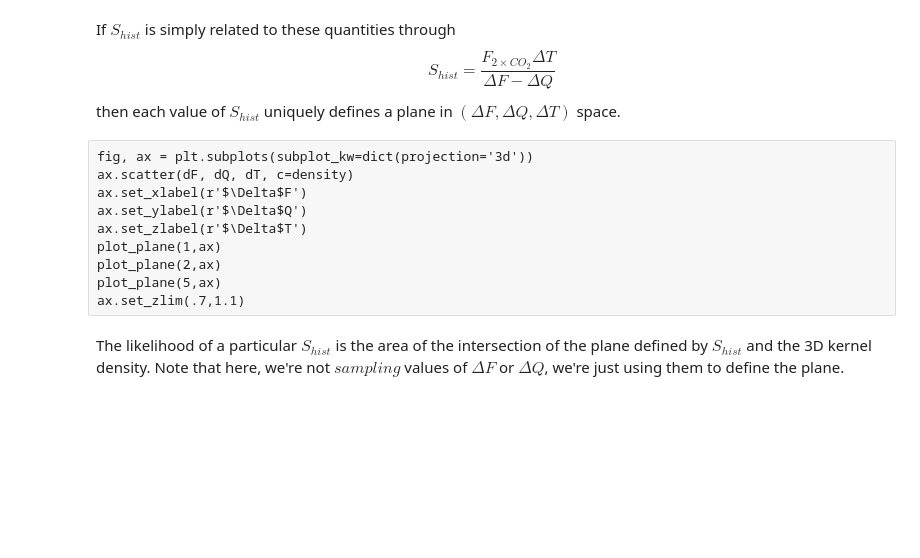
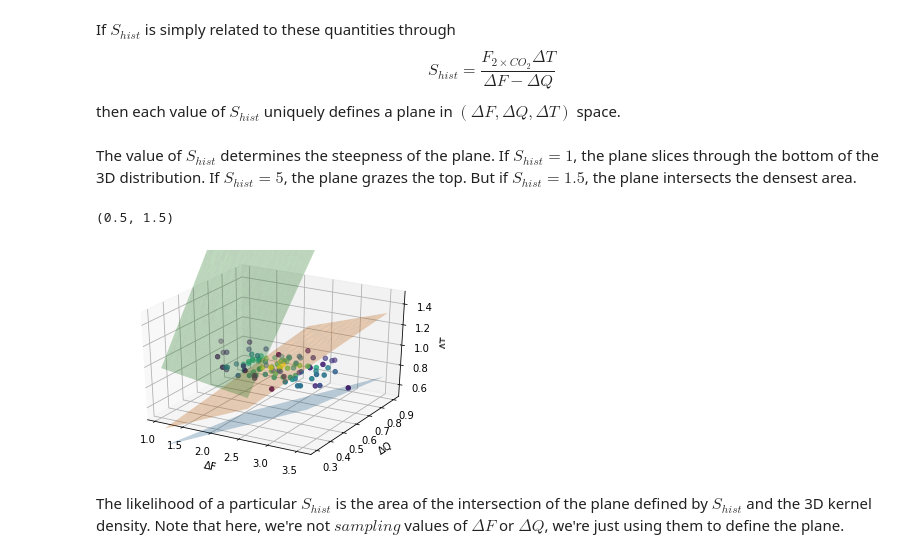
Before and after one commit to katemarvel/WCRP_ECS, a Jupyter notebook: ForwardModel.ipynb, the cells around one changed output. Drawn from its saved outputs; the diff is of its cells as text; code cells hidden in the pictures; blank space fills up the shorter version.

```diff
--- a/ForwardModel.ipynb
+++ b/ForwardModel.ipynb
@@ -78,13 +87,19 @@ def plot_plane(Shist,ax=plt.gca()):
-# %% [raw]
-fig, ax = plt.subplots(subplot_kw=dict(projection='3d'))
-ax.scatter(dF, dQ, dT, c=density)
-ax.set_xlabel(r'$\Delta$F')
-ax.set_ylabel(r'$\Delta$Q')
-ax.set_zlabel(r'$\Delta$T')
-plot_plane(1,ax)
-plot_plane(2,ax)
-plot_plane(5,ax)
-ax.set_zlim(.7,1.1)
+# %% [markdown]
+The value of $S_{hist}$ determines the steepness of the plane.  If $S_{hist}=1$, the plane slices through the bottom of the 3D distribution.  If $S_{hist}=5$, the plane grazes the top.  But if $S_{hist}=1.5$, the plane intersects the densest area.
+# %%
+fig, ax = plt.subplots(subplot_kw=dict(projection='3d'))
+ax.scatter(dF, dQ, dT, c=density)
+ax.set_xlabel(r'$\Delta$F')
+ax.set_ylabel(r'$\Delta$Q')
+ax.set_zlabel(r'$\Delta$T')
+plot_plane(1,ax)
+plot_plane(1.9,ax)
+
+plot_plane(5,ax)
+ax.set_zlim(.5,1.5)
+# %% [output]
+(0.5, 1.5)
+[figure, added]
 # %% [markdown]
 The likelihood of a particular $S_{hist}$ is the area of the intersection of the plane defined by $S_{hist}$ and the 3D kernel density.  Note that here, we're not $sampling$ values of $\Delta F$ or $\Delta Q$, we're just using them to define the plane.
 # %%
```
Also changed, not shown: parts of 24 cells of this notebook, 2 other files.
